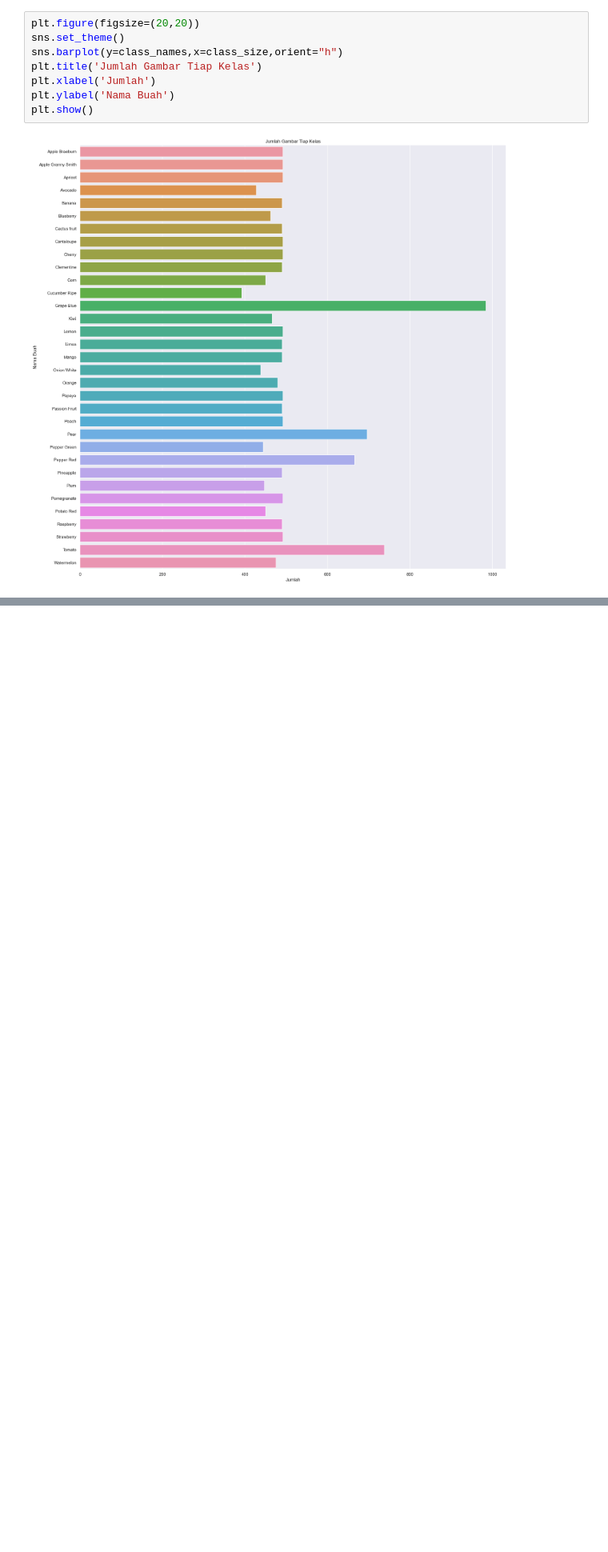
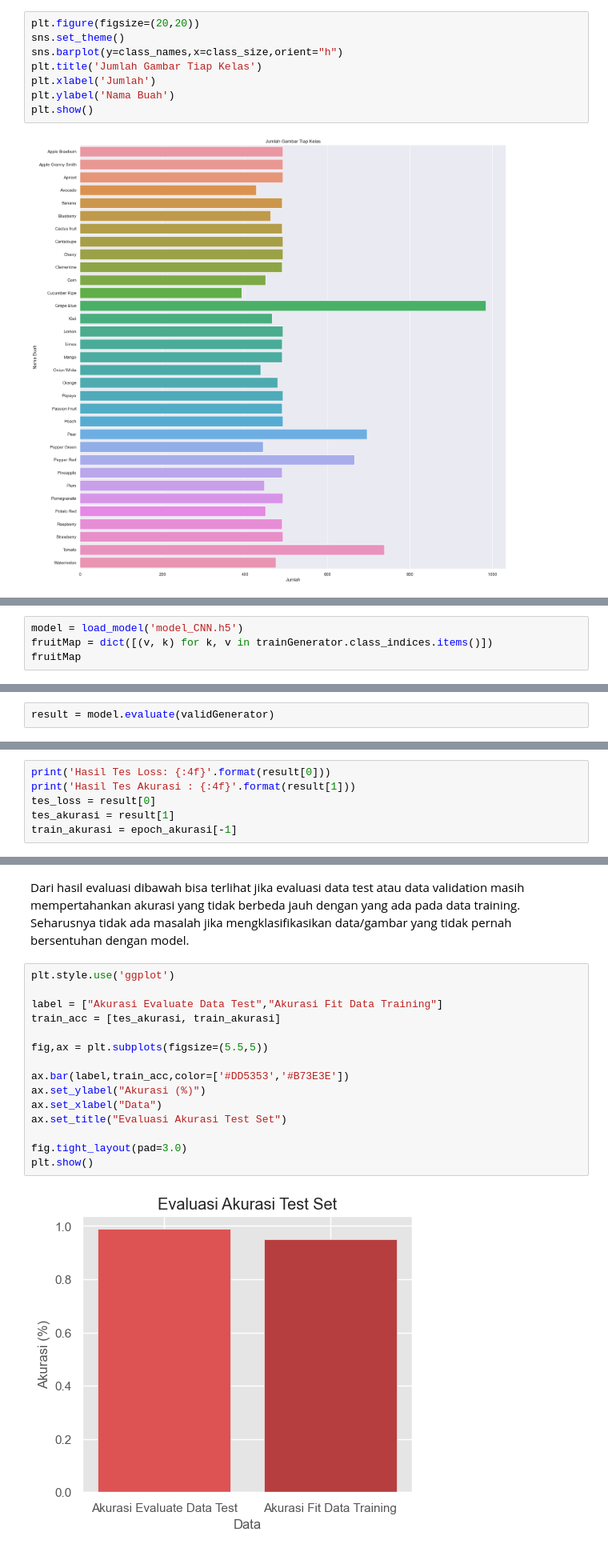
Before and after one commit to chen1404/PA-KB-KELOMPOK7, a Jupyter notebook: PA_KB.ipynb, the cells around one changed output, grey strips where cells are left out. Shown: that part at 80% size. Cells and saved outputs as stored; diff of their text form; blank space fills up the shorter version.

```diff
--- a/PA_KB.ipynb
+++ b/PA_KB.ipynb
@@ -135,0 +219,4 @@ plt.show()
+# %%
+model = load_model('model_CNN.h5')
+fruitMap = dict([(v, k) for k, v in trainGenerator.class_indices.items()])
+fruitMap
@@ -135,0 +274,2 @@ plt.show()
+# %%
+result = model.evaluate(validGenerator)
@@ -135,0 +278,6 @@ plt.show()
+# %%
+print('Hasil Tes Loss: {:4f}'.format(result[0]))
+print('Hasil Tes Akurasi : {:4f}'.format(result[1]))
+tes_loss = result[0]
+tes_akurasi = result[1]
+train_akurasi = epoch_akurasi[-1]
@@ -135,0 +287,19 @@ plt.show()
+# %% [markdown]
+Dari hasil evaluasi dibawah bisa terlihat jika evaluasi data test atau data validation masih mempertahankan akurasi yang tidak berbeda jauh dengan yang ada pada data training. Seharusnya tidak ada masalah jika mengklasifikasikan data/gambar yang tidak pernah bersentuhan dengan model.
+# %%
+plt.style.use('ggplot')
+
+label = ["Akurasi Evaluate Data Test","Akurasi Fit Data Training"]
+train_acc = [tes_akurasi, train_akurasi]
+
+fig,ax = plt.subplots(figsize=(5.5,5))
+
+ax.bar(label,train_acc,color=['#DD5353','#B73E3E'])
+ax.set_ylabel("Akurasi (%)")
+ax.set_xlabel("Data")
+ax.set_title("Evaluasi Akurasi Test Set")
+
+fig.tight_layout(pad=3.0)
+plt.show()
+# %% [output]
+[figure, added]
```
Also changed, not shown: parts of 21 cells of this notebook.
